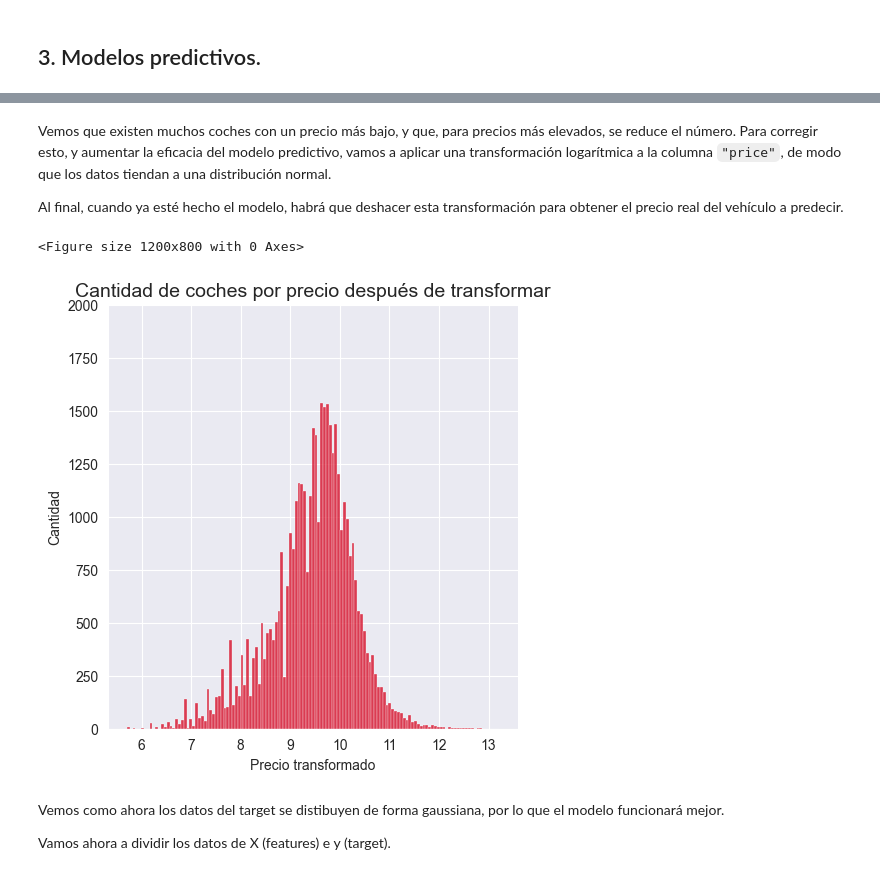
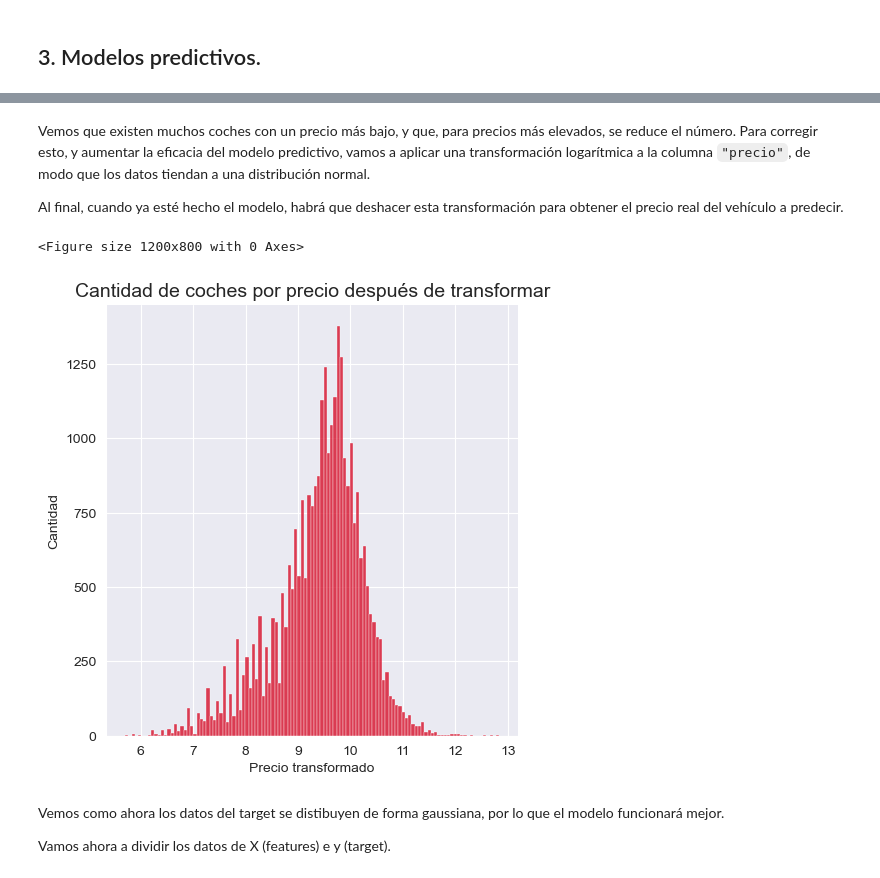
Before and after one commit to pintuchi2/tfm_car_price, a Jupyter notebook: notebooks/ml_car_price_prediction.ipynb, the cells around one changed output, grey strips where cells are left out. Cells and saved outputs as stored; diff of their text form; code cells hidden in the pictures.

````diff
--- a/notebooks/ml_car_price_prediction.ipynb
+++ b/notebooks/ml_car_price_prediction.ipynb
@@ -822,6 +709,6 @@ df.to_csv("../data/processed/df_pre_modelo.csv")
 # %% [markdown]
 ## 3. Modelos predictivos.
 # %%
-df = pd.read_csv("../data/processed/df_pre_modelo.csv", index_col=0).reset_index(drop=True)
+df = pd.read_csv("../include/data/processed/df_pre_modelo.csv", index_col=0).reset_index(drop=True)
 df
 # %% [output]
@@ -857,27 +744,27 @@ plt.show()
 # %% [markdown]
-Vemos que existen muchos coches con un precio más bajo, y que, para precios más elevados, se reduce el número. Para corregir esto, y aumentar la eficacia del modelo predictivo, vamos a aplicar una transformación logarítmica a la columna ```"price"```, de modo que los datos tiendan a una distribución normal.
+Vemos que existen muchos coches con un precio más bajo, y que, para precios más elevados, se reduce el número. Para corregir esto, y aumentar la eficacia del modelo predictivo, vamos a aplicar una transformación logarítmica a la columna ```"precio"```, de modo que los datos tiendan a una distribución normal.
 
 Al final, cuando ya esté hecho el modelo, habrá que deshacer esta transformación para obtener el precio real del vehículo a predecir.
 # %%
 # Transformación logarítmica del target
 
-df["price"] = np.log(df["price"])
+df["precio"] = np.log(df["precio"])
 # %%
 plt.figure(figsize=(12, 8))
 
-sns.displot(df["price"], color=colors[0])
+sns.displot(df["precio"], color=colors[0])
 
 plt.title("Cantidad de coches por precio después de transformar", fontsize=14)
 
 plt.xlabel("Precio transformado")
 plt.ylabel("Cantidad")
 
-plt.yticks(range(0, 2250, 250))
+plt.yticks(range(0, 1500, 250))
 
 plt.show()
 # %% [output]
 <Figure size 1200x800 with 0 Axes>
-[figure, old version]
+[figure, new version]
 # %% [markdown]
 Vemos como ahora los datos del target se distibuyen de forma gaussiana, por lo que el modelo funcionará mejor.
 
````
Also changed, not shown: parts of 140 cells of this notebook, 30 other files.
